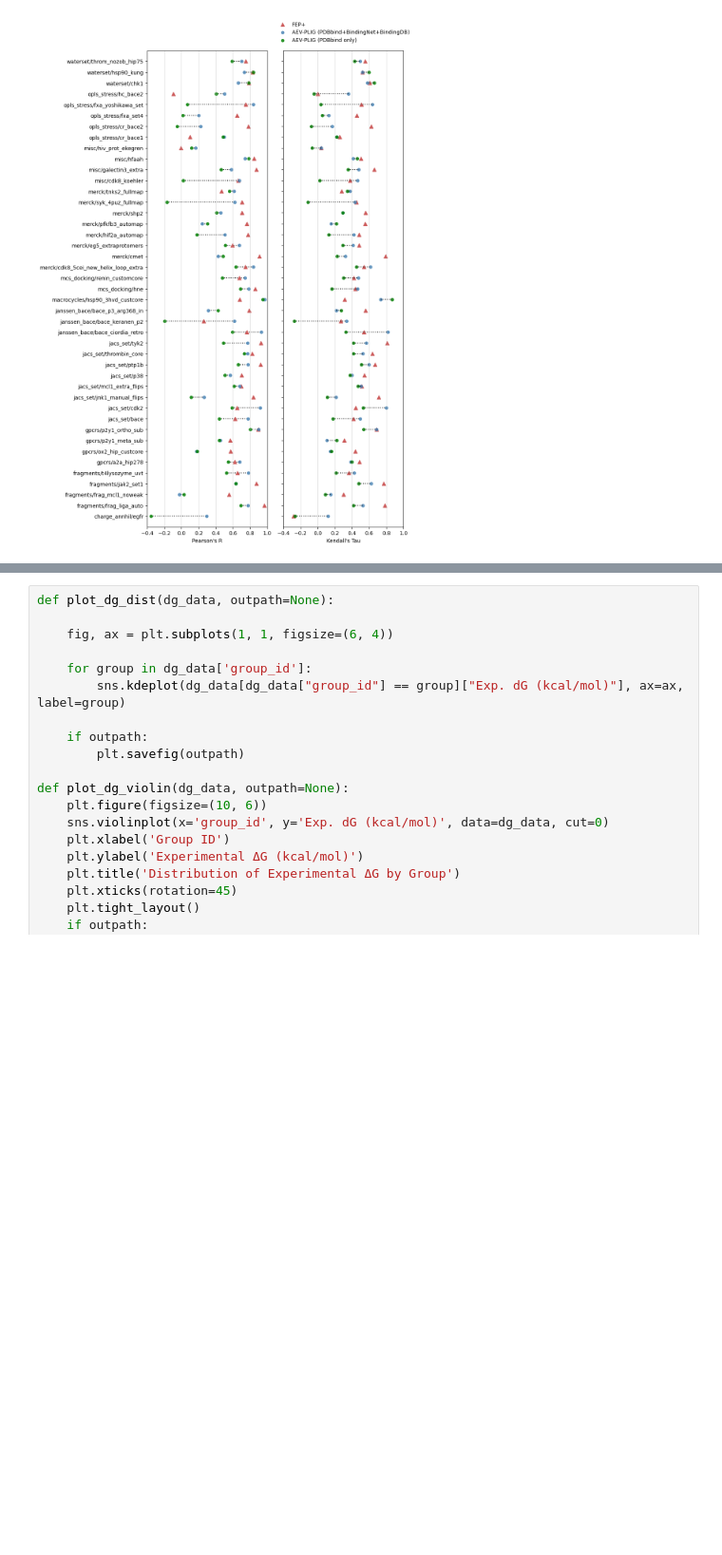
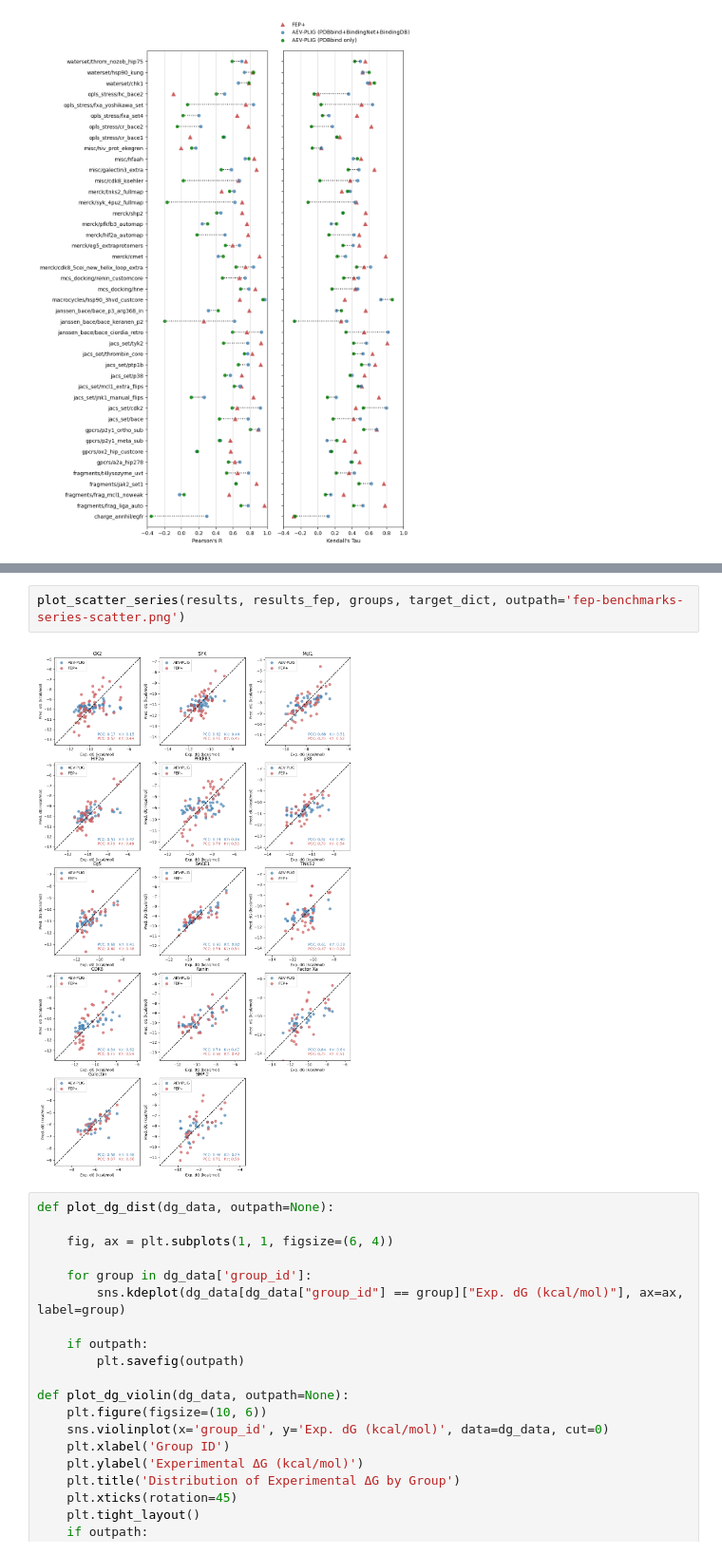
Before and after one commit to matthewtwarren/aev-plig-paper, a Jupyter notebook: figures/AEV-PLIG_figures.ipynb, the cells around one changed output, grey strips where cells are left out. Shown at 95% size. Drawn from its saved outputs; the diff is of its cells as text; blank space fills up the shorter version.

```diff
--- a/figures/AEV-PLIG_figures.ipynb
+++ b/figures/AEV-PLIG_figures.ipynb
@@ -861,3 +1143,7 @@ plot_dot_plot(
+# %%
+plot_scatter_series(results, results_fep, groups, target_dict, outpath='fep-benchmarks-series-scatter.png')
+# %% [output]
+[figure, added]
 # %%
 def plot_dg_dist(dg_data, outpath=None):
 
```
Also changed, not shown: parts of 9 cells of this notebook, 2 other files.
